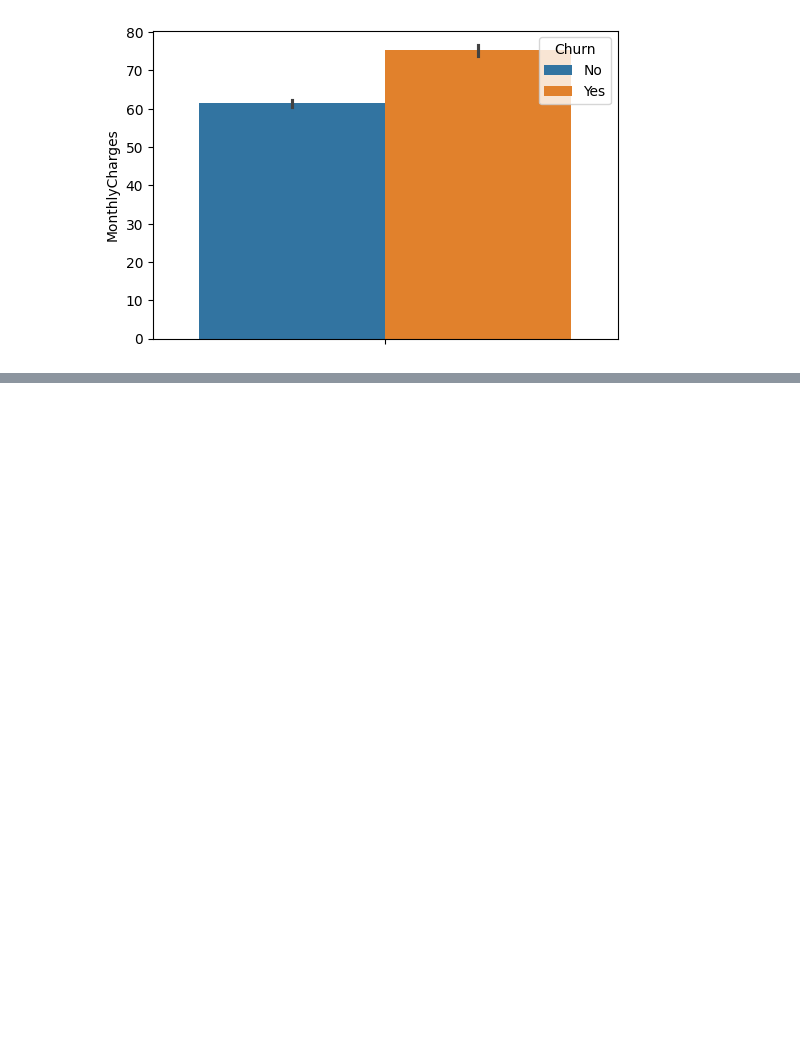
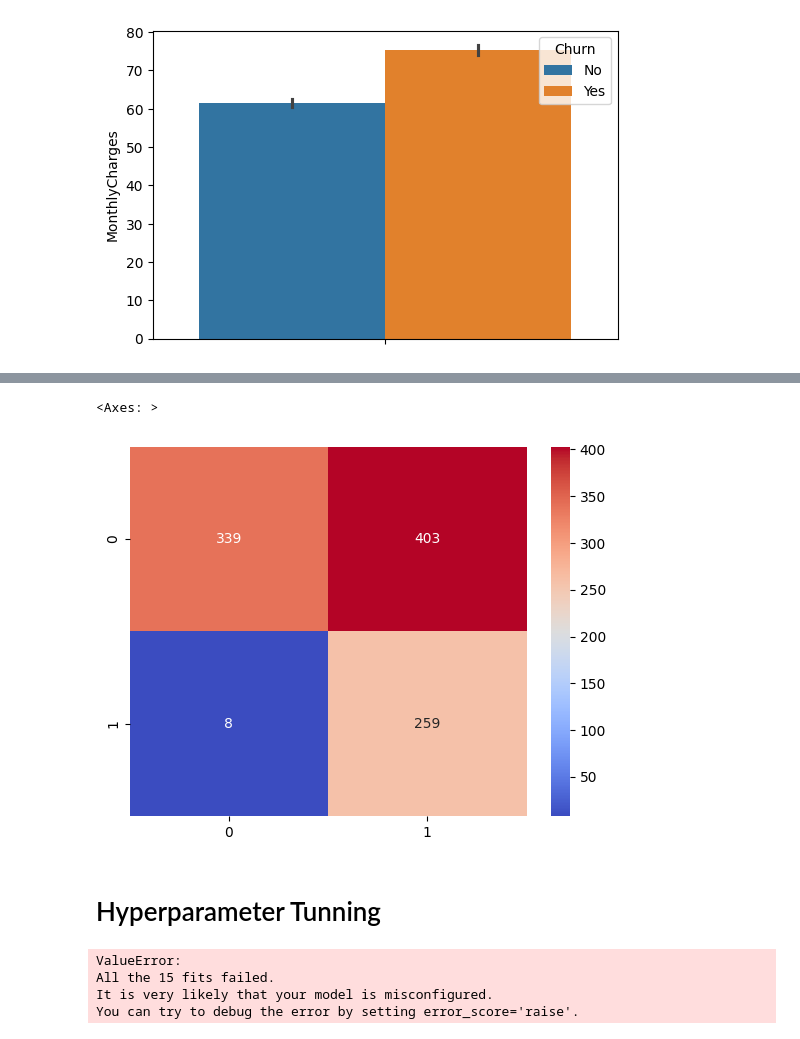
Before and after one commit to brimends/Vodafone_Customer_Churn, a Jupyter notebook: notebook.ipynb, the cells around one changed output, grey strips where cells are left out. Drawn from its saved outputs; the diff is of its cells as text; code cells hidden in the pictures; blank space fills up the shorter version.

```diff
--- a/notebook.ipynb
+++ b/notebook.ipynb
@@ -515,0 +1141,46 @@ plt.show()
+# %%
+# setting threshold and using the threshold to predict on X_test
+threshold = 0.11
+y_pred_proba = gradient_boost_pipeline.predict_proba(X_test)[:, 1]
+binary_prediction = (y_pred_proba > threshold)
+threshold_matrix = confusion_matrix(y_test_encoded,binary_prediction)
+# %%
+# printing confusion matrix after setting the threshold
+sns.heatmap(data=threshold_matrix,annot=True,fmt='d',cmap='coolwarm')
+# %% [output]
+<Axes: >
+[figure, added]
+# %% [markdown]
+# Hyperparameter Tunning
+# %%
+from imblearn.pipeline import Pipeline as ImbPipeline
+
+# Define the imbalanced pipeline with SMOTE
+imbalanced_pipeline = ImbPipeline([
+    ('preprocessor', preprocessor),
+    ('smote', SMOTE(random_state=42)),
+    ('feature_selection', SelectKBest(score_func=mutual_info_classif)),
+    ('classifier', GaussianNB())
+])
+
+# Define the parameter grid without 'max_depth'
+params_grid = {
+    'classifier__priors': [None],  # Add appropriate values if needed
+    'classifier__var_smoothing': [1e-9, 1e-8, 1e-7]  # Specify values for 'var_smoothing'
+}
+
+# Create the GridSearchCV object with the modified imbalanced pipeline and parameter grid
+searcher = GridSearchCV(
+    imbalanced_pipeline,
+    param_grid=params_grid,
+    cv=5,
+    scoring='f1'
+)
+
+# Fit the searcher with train data
+searcher.fit(X_train, y_train_encoded)
+# %% [output]
+ValueError:
+All the 15 fits failed.
+It is very likely that your model is misconfigured.
+You can try to debug the error by setting error_score='raise'.
```
Also changed, not shown: parts of 53 cells of this notebook, 3 other files.
